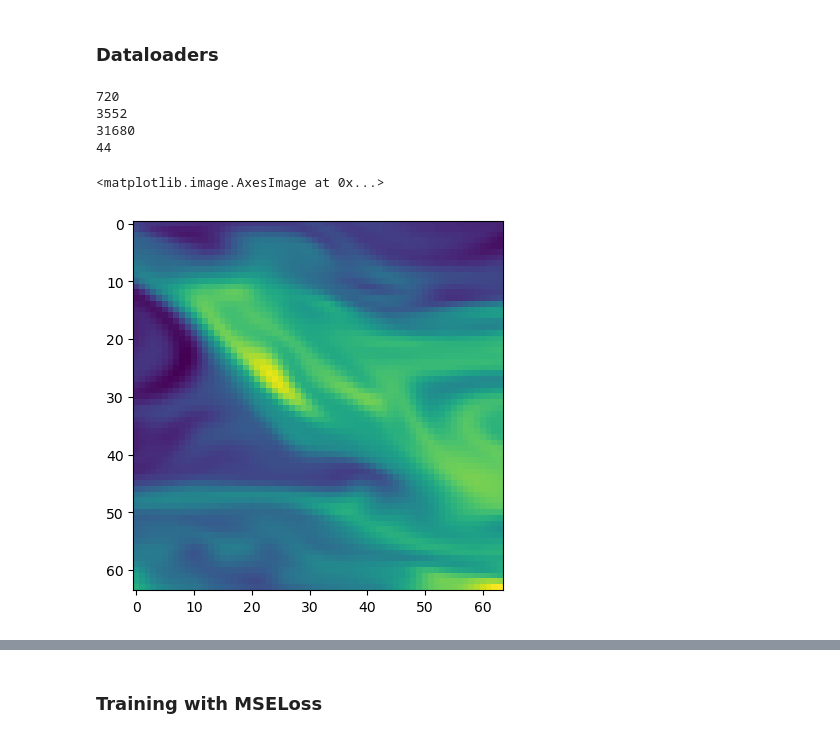
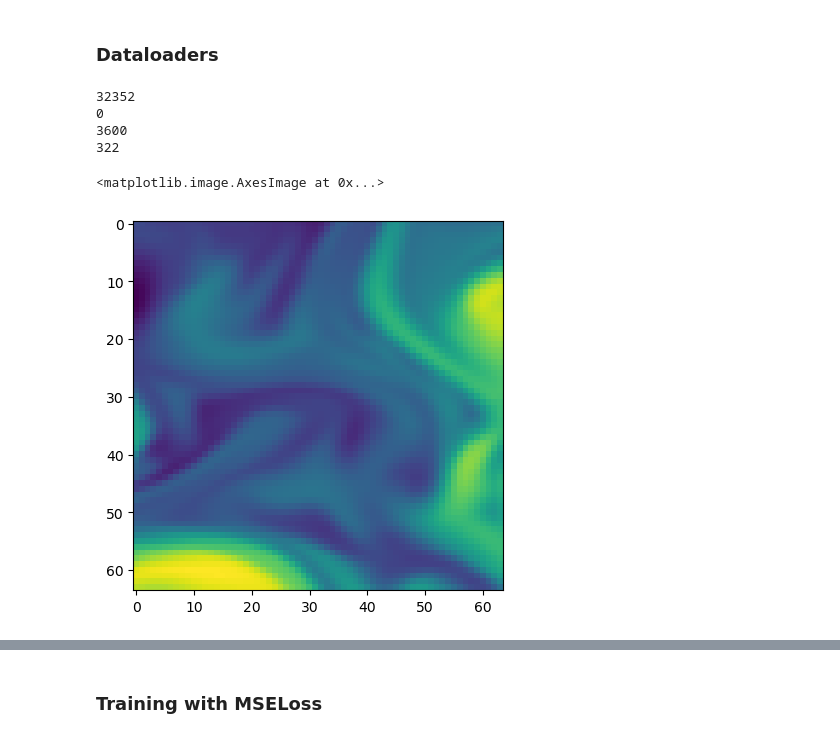
Before and after one commit to ghostpress/rainfall-pde-ml, a Jupyter notebook: code/MLcode.ipynb, the cells around one changed output, grey strips where cells are left out. Drawn from its saved outputs; the diff is of its cells as text; code cells hidden in the pictures.

Commit message:
Tested training on full dataset

```diff
--- a/code/MLcode.ipynb
+++ b/code/MLcode.ipynb
@@ -254,7 +254,7 @@ def all_regions(files):
 # %% [markdown]
 ## Tensors, DataLoader
 # %%
-def create_dataloader(batchsize, files, ndays, dtype=torch.FloatTensor, shuff=True):
+def create_dataloader(batchsize, files, ndays, dtype=torch.FloatTensor, shuff=True, all_data=True, regs=None):
     """Method to create a PyTorch DataLoader object from a list of files and
     additional parameters.
 
@@ -270,7 +270,10 @@ def create_dataloader(batchsize, files, ndays, dtype=torch.FloatTensor, shuff=Tr
     loader : torch.utils.data.DataLoader : the DataLoader object
     """
 
-    regions = all_regions(files)
+    if all_data:
+        regions = all_regions(files)
+    else:
+        regions = regs
 
     data = []
     ends = []
@@ -817,33 +835,33 @@ class Experiment():
 # %%
 torch.manual_seed(42)
 
-split = train_val_test_split_files(datadir("sst_npy/"), [0.02, 0.1, 0.1]) # using small amount for now, to test
+split = train_val_test_split_files(datadir("sst_npy/"), [0.9, 0, 0.1]) # using small amount for now, to test
 
 train_split = split[0]
 val_split   = split[1]
 test_split  = split[2]
 
 # Total number of files in each split
 print(len(train_split))
 print(len(val_split))
 print(len(test_split))
 
 # For faster training, try larger batchsize
-training_loader = create_dataloader(batchsize=12, files=train_split, ndays=4, shuff=True)
+training_loader = create_dataloader(batchsize=100, files=train_split, ndays=4, shuff=True)
 #val_loader = create_dataloader(batchsize=12, files=val_split, ndays=4, shuff=True)
 
 # Total number of batches in the loader
 print(len(training_loader))
 
 train_first, train_next = next(iter(training_loader))
 plt.imshow(train_first[0][0])
 # %% [output]
-720
-3552
-31680
-44
+32352
+0
+3600
+322
 <matplotlib.image.AxesImage at 0x...>
-[figure, old version]
+[figure, new version]
 # %%
 try:
     os.mkdir("/projectnb/labci/Lucia/rainfall-pde-ml/experiments/" + str(datetime.date.today()))
```
Also changed, not shown: parts of 5 cells of this notebook.
